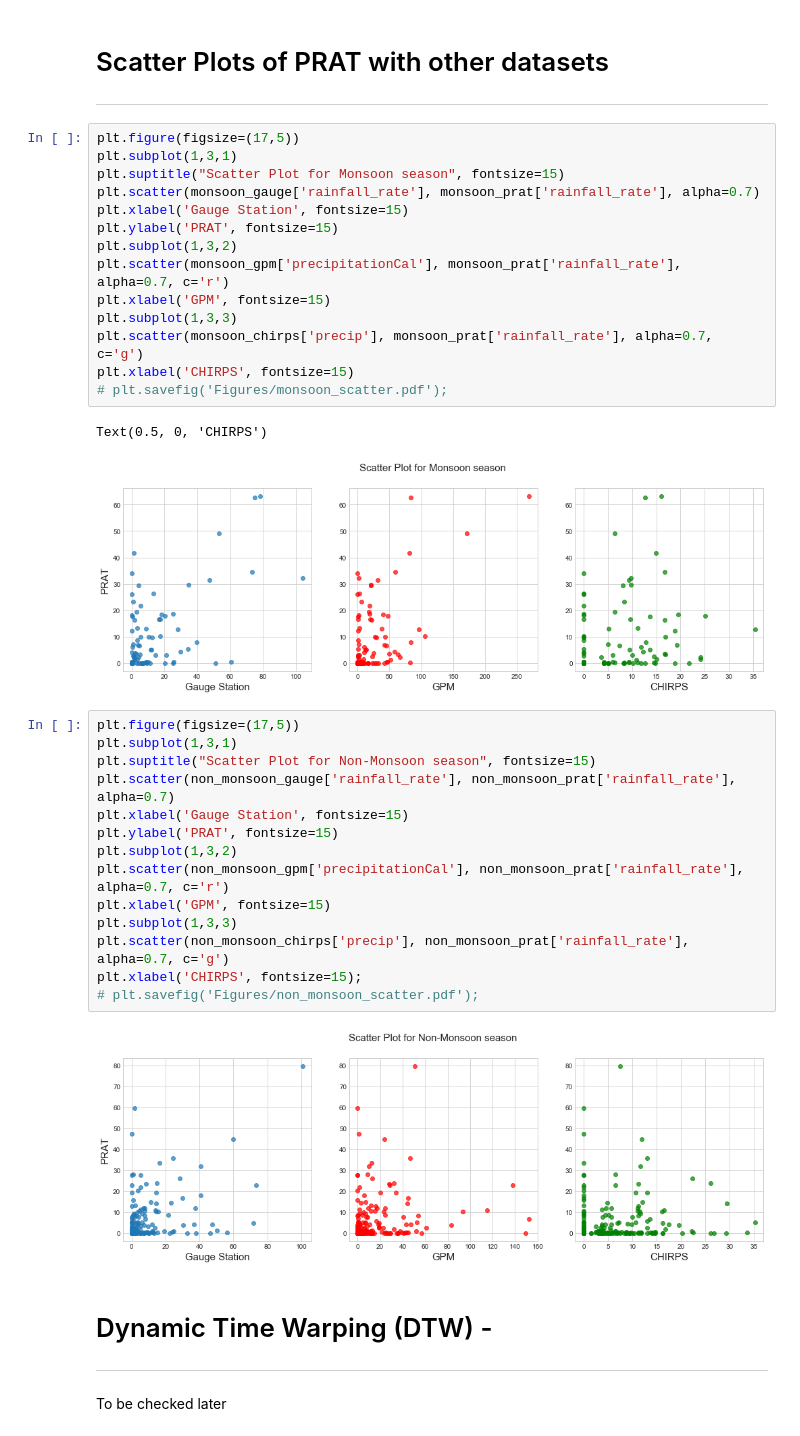
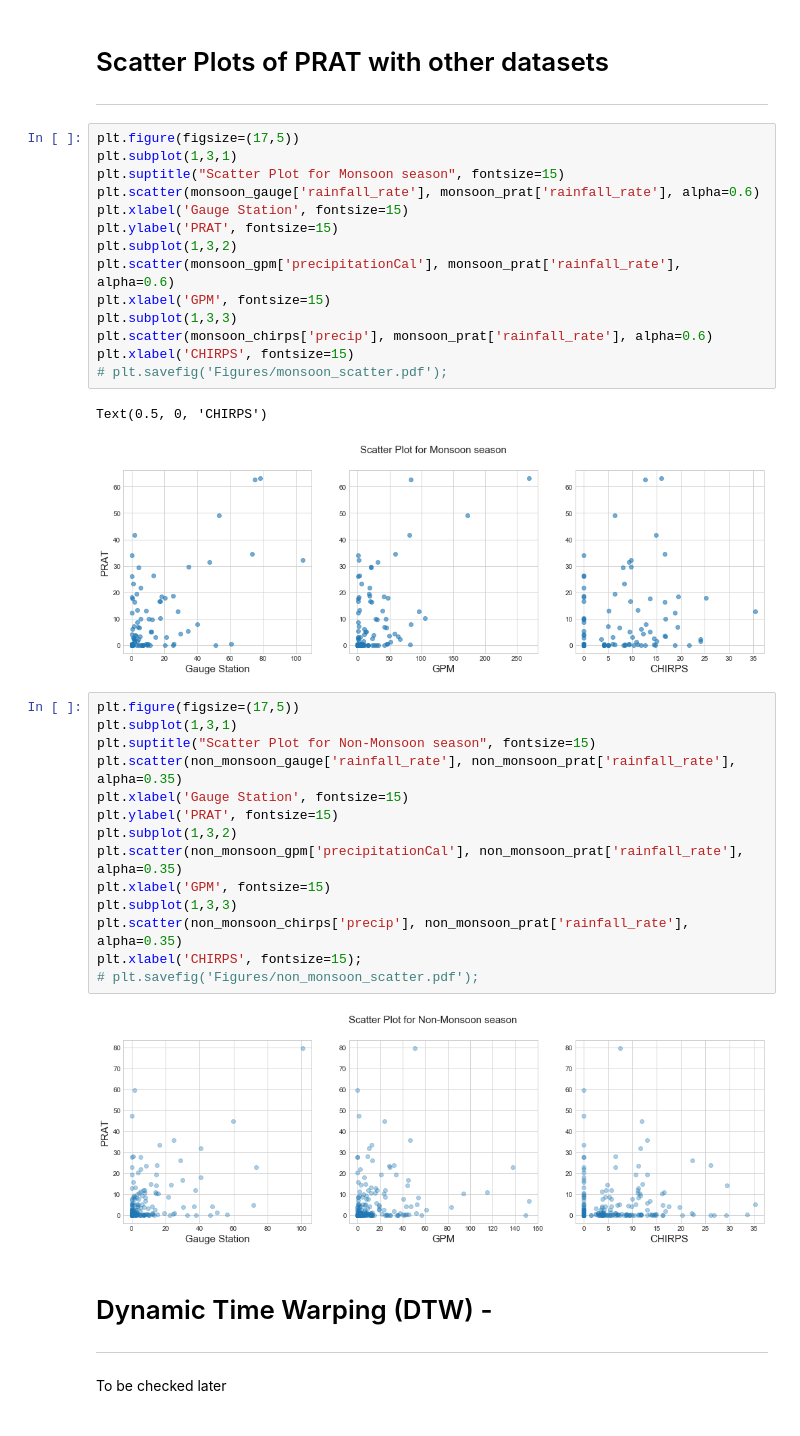
Before and after one commit to dsaharia/PRAT-Rainfall, a Jupyter notebook: imager-rainfall/01_Singapore_prat.ipynb, the cells around one changed output. Drawn from its saved outputs; the diff is of its cells as text.

```diff
--- a/imager-rainfall/01_Singapore_prat.ipynb
+++ b/imager-rainfall/01_Singapore_prat.ipynb
@@ -306,35 +375,35 @@ plt.bar(full_corr.index, full_corr['corr'], width=10) # some bugs are there
 plt.figure(figsize=(17,5))
 plt.subplot(1,3,1)
 plt.suptitle("Scatter Plot for Monsoon season", fontsize=15)
-plt.scatter(monsoon_gauge['rainfall_rate'], monsoon_prat['rainfall_rate'], alpha=0.7)
+plt.scatter(monsoon_gauge['rainfall_rate'], monsoon_prat['rainfall_rate'], alpha=0.6)
 plt.xlabel('Gauge Station', fontsize=15)
 plt.ylabel('PRAT', fontsize=15)
 plt.subplot(1,3,2)
-plt.scatter(monsoon_gpm['precipitationCal'], monsoon_prat['rainfall_rate'], alpha=0.7, c='r')
+plt.scatter(monsoon_gpm['precipitationCal'], monsoon_prat['rainfall_rate'], alpha=0.6)
 plt.xlabel('GPM', fontsize=15)
 plt.subplot(1,3,3)
-plt.scatter(monsoon_chirps['precip'], monsoon_prat['rainfall_rate'], alpha=0.7, c='g')
+plt.scatter(monsoon_chirps['precip'], monsoon_prat['rainfall_rate'], alpha=0.6)
 plt.xlabel('CHIRPS', fontsize=15)
 # plt.savefig('Figures/monsoon_scatter.pdf');
 # %% [output]
 Text(0.5, 0, 'CHIRPS')
-[figure, old version]
+[figure, new version]
 # %%
 plt.figure(figsize=(17,5))
 plt.subplot(1,3,1)
 plt.suptitle("Scatter Plot for Non-Monsoon season", fontsize=15)
-plt.scatter(non_monsoon_gauge['rainfall_rate'], non_monsoon_prat['rainfall_rate'], alpha=0.7)
+plt.scatter(non_monsoon_gauge['rainfall_rate'], non_monsoon_prat['rainfall_rate'], alpha=0.35)
 plt.xlabel('Gauge Station', fontsize=15)
 plt.ylabel('PRAT', fontsize=15)
 plt.subplot(1,3,2)
-plt.scatter(non_monsoon_gpm['precipitationCal'], non_monsoon_prat['rainfall_rate'], alpha=0.7, c='r')
+plt.scatter(non_monsoon_gpm['precipitationCal'], non_monsoon_prat['rainfall_rate'], alpha=0.35)
 plt.xlabel('GPM', fontsize=15)
 plt.subplot(1,3,3)
-plt.scatter(non_monsoon_chirps['precip'], non_monsoon_prat['rainfall_rate'], alpha=0.7, c='g')
+plt.scatter(non_monsoon_chirps['precip'], non_monsoon_prat['rainfall_rate'], alpha=0.35)
 plt.xlabel('CHIRPS', fontsize=15);
 # plt.savefig('Figures/non_monsoon_scatter.pdf');
 # %% [output]
-[figure, old version]
+[figure, new version]
 # %% [markdown]
 # Dynamic Time Warping (DTW) -
 ---
```
Also changed, not shown: parts of 14 cells of this notebook.
